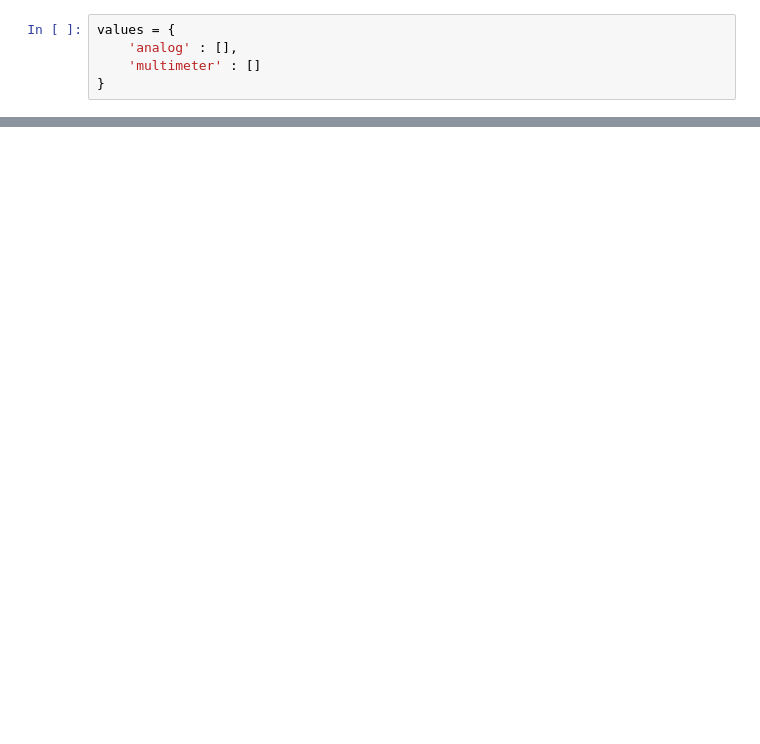
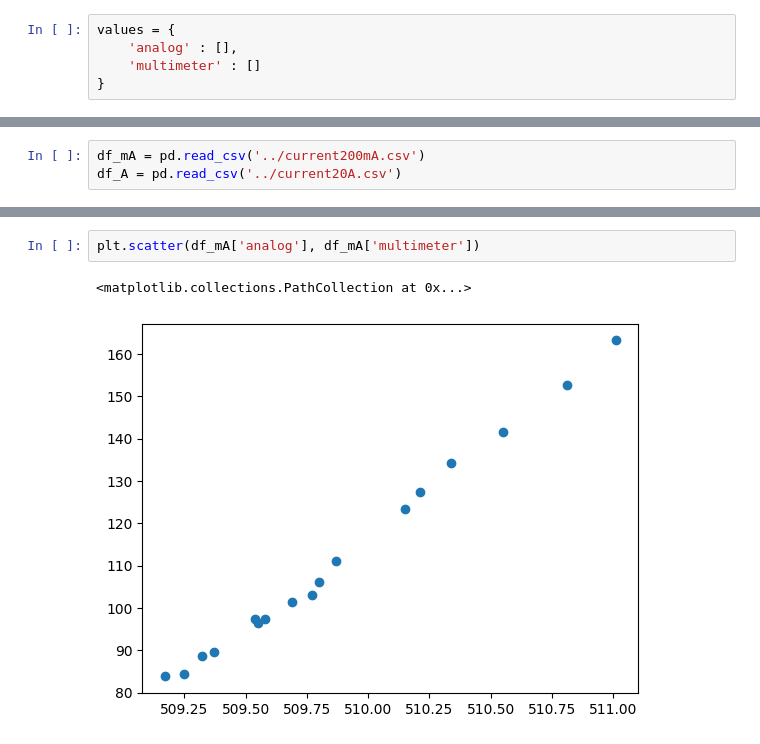
Before and after one commit to BiggusMaximus/Solar-Panel-Monitoring, a Jupyter notebook: Arduino-Bluetooth/2nd Approach/analog_to_voltage_calibration.ipynb, the cells around one changed output, grey strips where cells are left out. Saved outputs shown, nothing was run; the diff lists cells and outputs as text; blank space fills up the shorter version.

```diff
--- a/Arduino-Bluetooth/2nd Approach/analog_to_voltage_calibration.ipynb
+++ b/Arduino-Bluetooth/2nd Approach/analog_to_voltage_calibration.ipynb
@@ -25,0 +24,3 @@ df.tail(2)
+# %%
+df_mA = pd.read_csv('../current200mA.csv')
+df_A = pd.read_csv('../current20A.csv')
@@ -25,0 +48,5 @@ df.tail(2)
+# %%
+plt.scatter(df_mA['analog'], df_mA['multimeter'])
+# %% [output]
+<matplotlib.collections.PathCollection at 0x...>
+[figure, added]
```
Also changed, not shown: parts of 9 cells of this notebook, 7 other files.
